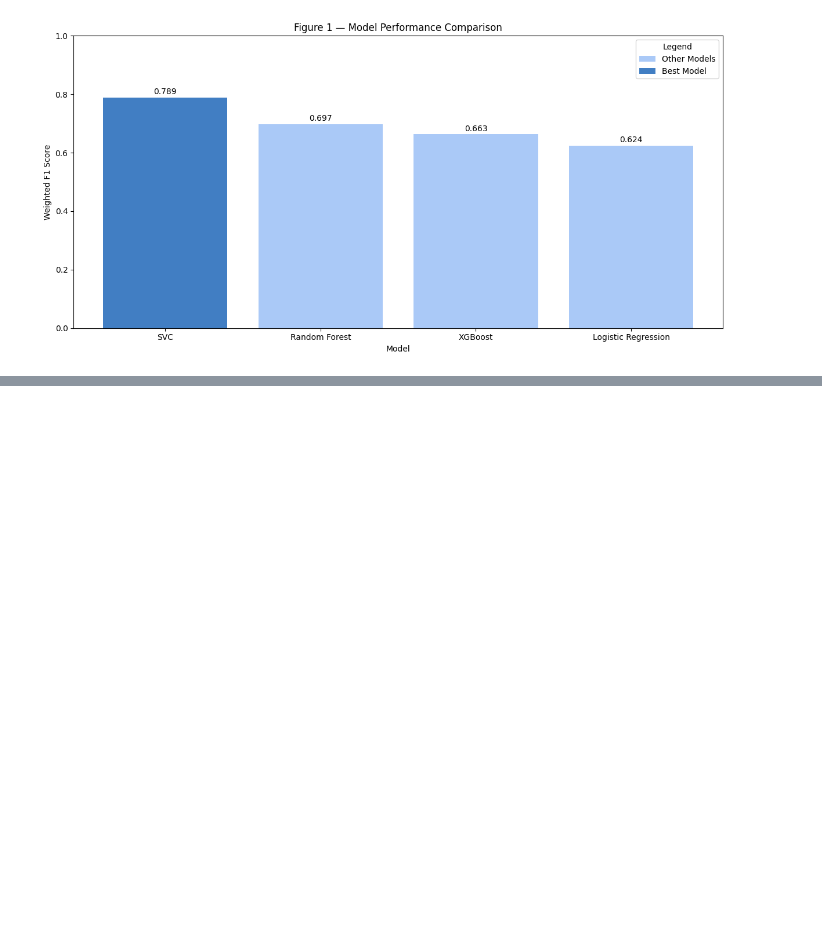
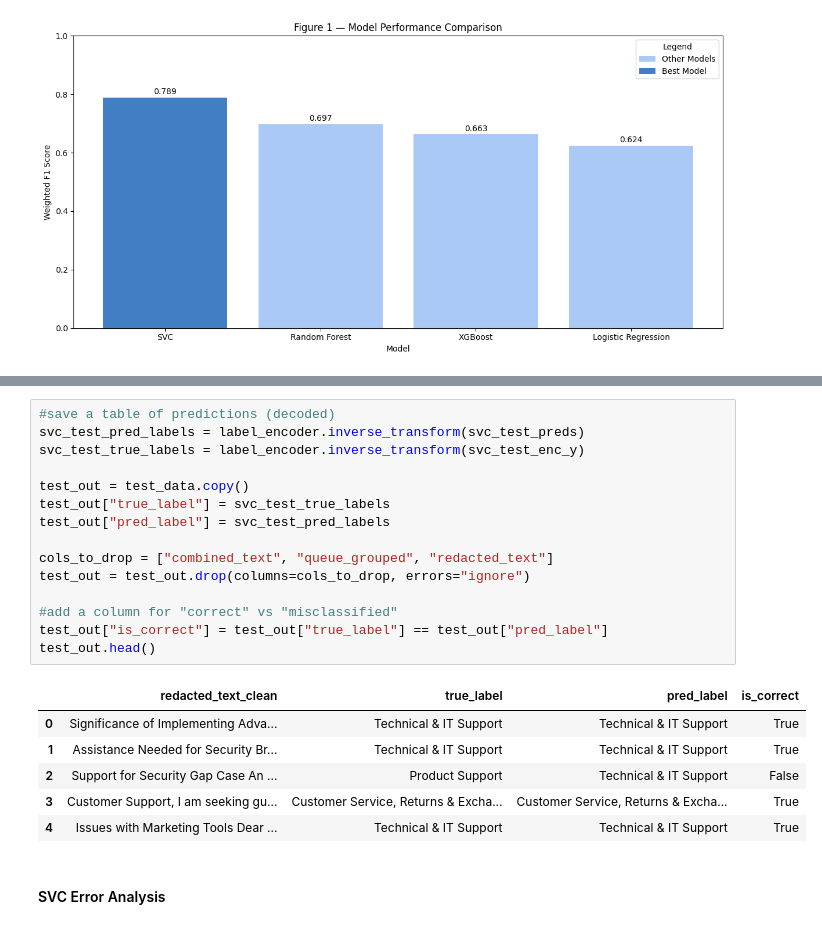
Before and after one commit to dallen014/queuerious_detector, a Jupyter notebook: notebooks/2.01-compare-models-deepdive.ipynb, the cells around one changed output, grey strips where cells are left out. Cells and saved outputs as stored; diff of their text form; blank space fills up the shorter version.

Commit message:
adding predicitons dataframe

```diff
--- a/notebooks/2.01-compare-models-deepdive.ipynb
+++ b/notebooks/2.01-compare-models-deepdive.ipynb
@@ -275,0 +312,24 @@ plt.show()
+# %%
+#save a table of predictions (decoded)
+svc_test_pred_labels = label_encoder.inverse_transform(svc_test_preds)
+svc_test_true_labels = label_encoder.inverse_transform(svc_test_enc_y)
+
+test_out = test_data.copy()
+test_out["true_label"] = svc_test_true_labels
+test_out["pred_label"] = svc_test_pred_labels
+
+cols_to_drop = ["combined_text", "queue_grouped", "redacted_text"]
+test_out = test_out.drop(columns=cols_to_drop, errors="ignore")
+
+#add a column for "correct" vs "misclassified"
+test_out["is_correct"] = test_out["true_label"] == test_out["pred_label"]
+test_out.head()
+# %% [output]
+|  | redacted_text_clean | true_label | pred_label | is_correct |
+| 0 | Significance of Implementing Adva... | Technical & IT Support | Technical & IT Support | True |
+| 1 | Assistance Needed for Security Br... | Technical & IT Support | Technical & IT Support | True |
+| 2 | Support for Security Gap Case An ... | Product Support | Technical & IT Support | False |
+| 3 | Customer Support, I am seeking gu... | Customer Service, Returns & Excha... | Customer Service, Returns & Excha... | True |
+| 4 | Issues with Marketing Tools Dear ... | Technical & IT Support | Technical & IT Support | True |
+# %% [markdown]
+#### SVC Error Analysis
```
Also changed, not shown: parts of 4 cells of this notebook.
